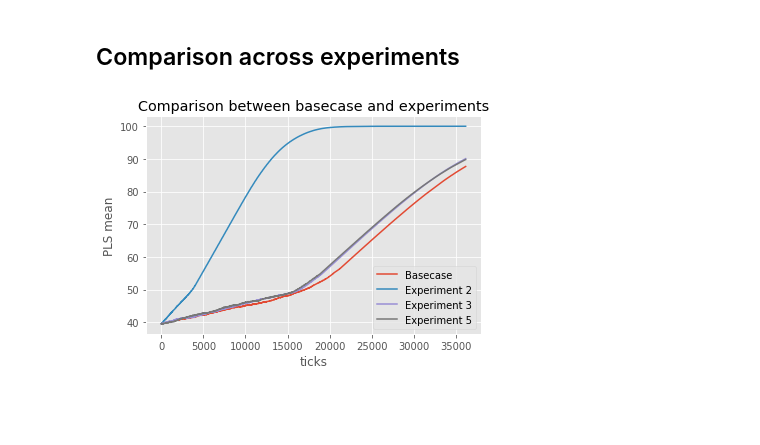
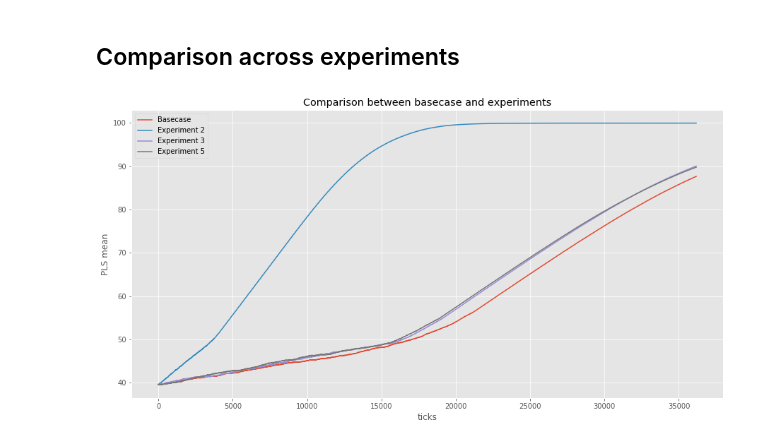
Before and after one commit to herzogrh/SEN1211-Agent-based-modelling, a Jupyter notebook: Model/Experiment_analysis.ipynb, the cells around one changed output. Drawn from its saved outputs; the diff is of its cells as text; code cells hidden in the pictures; blank space fills up the shorter version.

```diff
--- a/Model/Experiment_analysis.ipynb
+++ b/Model/Experiment_analysis.ipynb
@@ -289,15 +289,17 @@ experiment2_aggregated.columns = ["tick", "PLS mean - experiment 2"]
 experiment5_aggregated = pd.concat([experiment5_means.iloc[:, 0], experiment5_means.iloc[:, 1:].mean(axis= 1) ], axis= 1)
 experiment5_aggregated.columns = ["tick", "PLS mean - experiment 5"]
 # %%
+plt.figure(figsize=(15,7.5))
+
 plt.plot(basecase_aggregated["tick"], basecase_aggregated["PLS mean - basecase"], label="Basecase" );
 plt.plot(experiment2_aggregated["tick"], experiment2_aggregated["PLS mean - experiment 2"], label="Experiment 2" );
 plt.plot(experiment3_aggregated["tick"], experiment3_aggregated["PLS mean - experiment 3"], label="Experiment 3" );
 #plt.plot(experiment4_aggregated["tick"], experiment4_aggregated["PLS mean - experiment 4"], label="Experiment 4" );
 plt.plot(experiment5_aggregated["tick"], experiment5_aggregated["PLS mean - experiment 5"], label="Experiment 5" );
 
 plt.legend();
 plt.title("Comparison between basecase and experiments");
 plt.xlabel("ticks");
 plt.ylabel("PLS mean");
 # %% [output]
-[figure, old version]
+[figure, new version]
```
